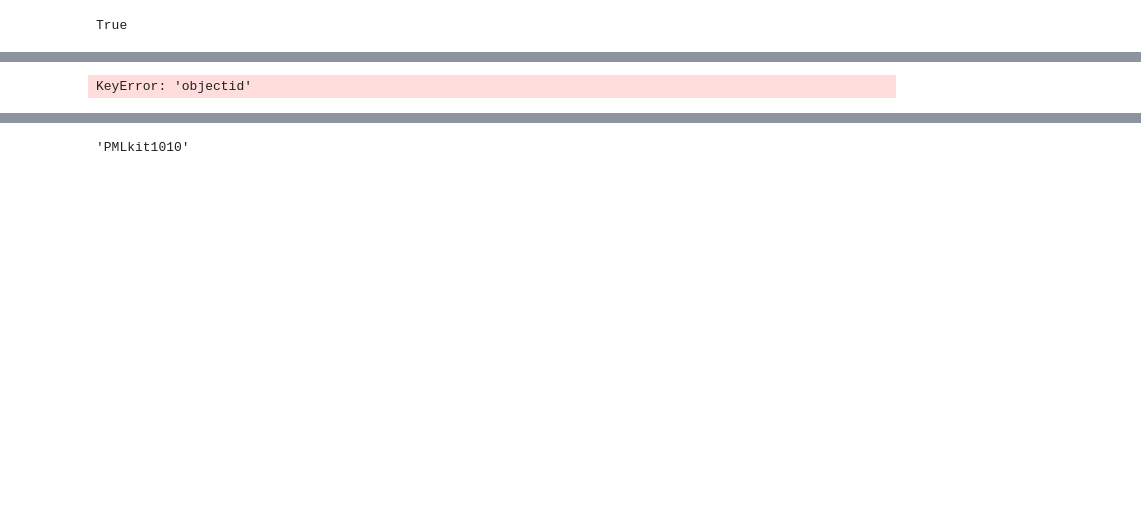
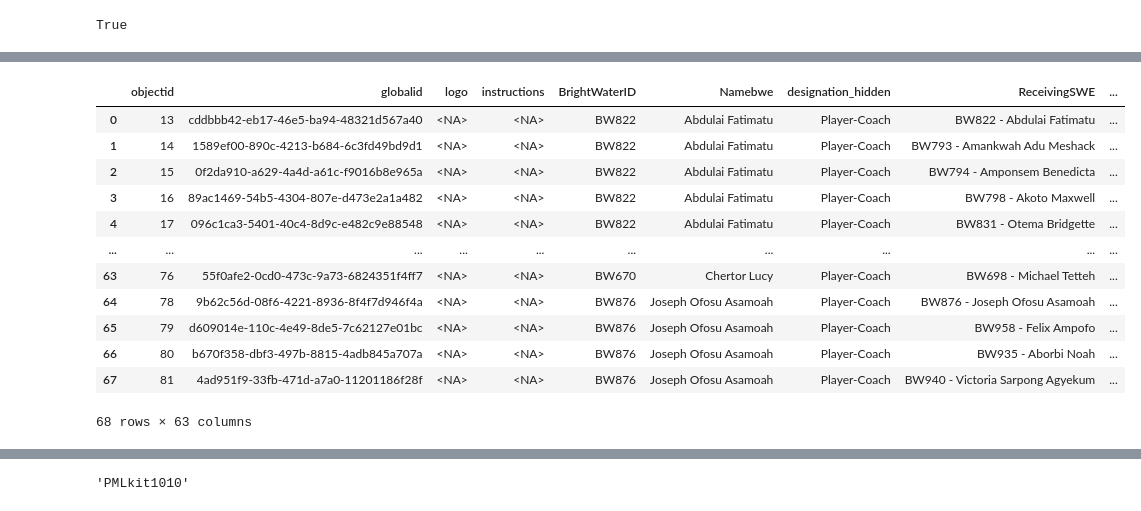
Before and after one commit to jaredeoliphant/bwf_inventory_shiny, a Jupyter notebook: testing.ipynb, the cells around one changed output, grey strips where cells are left out. Drawn from its saved outputs; the diff is of its cells as text; code cells hidden in the pictures; blank space fills up the shorter version.

```diff
--- a/testing.ipynb
+++ b/testing.ipynb
@@ -18,12 +41,23 @@ gis = GIS(
 # %%
 ordersFeatureLayer = gis.content.get(os.getenv("INVSURVEY")).layers[0]
 
 def get_raw_orders(as_sdf=True):
     if as_sdf:
         return ordersFeatureLayer.query().sdf
     return ordersFeatureLayer.query().features
 
-get_raw_orders().sample(1).iloc[:,[0,9,10,11,12,13,14,15,16,17,18,19,20,21,22,23,24]]
-get_raw_orders().loc[orders["objectid"] == 13].iloc[0]
+get_raw_orders()
 # %% [output]
+|  | objectid | globalid | logo | instructions | BrightWaterID | Namebwe | designation_hidden | ReceivingSWE | ... |
+| 0 | 13 | cddbbb42-eb17-46e5-ba94-48321d567a40 | <NA> | <NA> | BW822 | Abdulai Fatimatu | Player-Coach | BW822 - Abdulai Fatimatu | ... |
+| 1 | 14 | 1589ef00-890c-4213-b684-6c3fd49bd9d1 | <NA> | <NA> | BW822 | Abdulai Fatimatu | Player-Coach | BW793 - Amankwah Adu Meshack | ... |
+| 2 | 15 | 0f2da910-a629-4a4d-a61c-f9016b8e965a | <NA> | <NA> | BW822 | Abdulai Fatimatu | Player-Coach | BW794 - Amponsem Benedicta | ... |
+| 3 | 16 | 89ac1469-54b5-4304-807e-d473e2a1a482 | <NA> | <NA> | BW822 | Abdulai Fatimatu | Player-Coach | BW798 - Akoto Maxwell | ... |
+| 4 | 17 | 096c1ca3-5401-40c4-8d9c-e482c9e88548 | <NA> | <NA> | BW822 | Abdulai Fatimatu | Player-Coach | BW831 - Otema Bridgette | ... |
+| ... | ... | ... | ... | ... | ... | ... | ... | ... | ... |
+| 63 | 76 | 55f0afe2-0cd0-473c-9a73-6824351f4ff7 | <NA> | <NA> | BW670 | Chertor Lucy | Player-Coach | BW698 - Michael Tetteh | ... |
+| 64 | 78 | 9b62c56d-08f6-4221-8936-8f4f7d946f4a | <NA> | <NA> | BW876 | Joseph Ofosu Asamoah | Player-Coach | BW876 - Joseph Ofosu Asamoah | ... |
+| 65 | 79 | d609014e-110c-4e49-8de5-7c62127e01bc | <NA> | <NA> | BW876 | Joseph Ofosu Asamoah | Player-Coach | BW958 - Felix Ampofo | ... |
+| 66 | 80 | b670f358-dbf3-497b-8815-4adb845a707a | <NA> | <NA> | BW876 | Joseph Ofosu Asamoah | Player-Coach | BW935 - Aborbi Noah | ... |
+| 67 | 81 | 4ad951f9-33fb-471d-a7a0-11201186f28f | <NA> | <NA> | BW876 | Joseph Ofosu Asamoah | Player-Coach | BW940 - Victoria Sarpong Agyekum | ... |
-KeyError: 'objectid'
+68 rows × 63 columns
```
Also changed, not shown: parts of 6 cells of this notebook, 4 other files.
